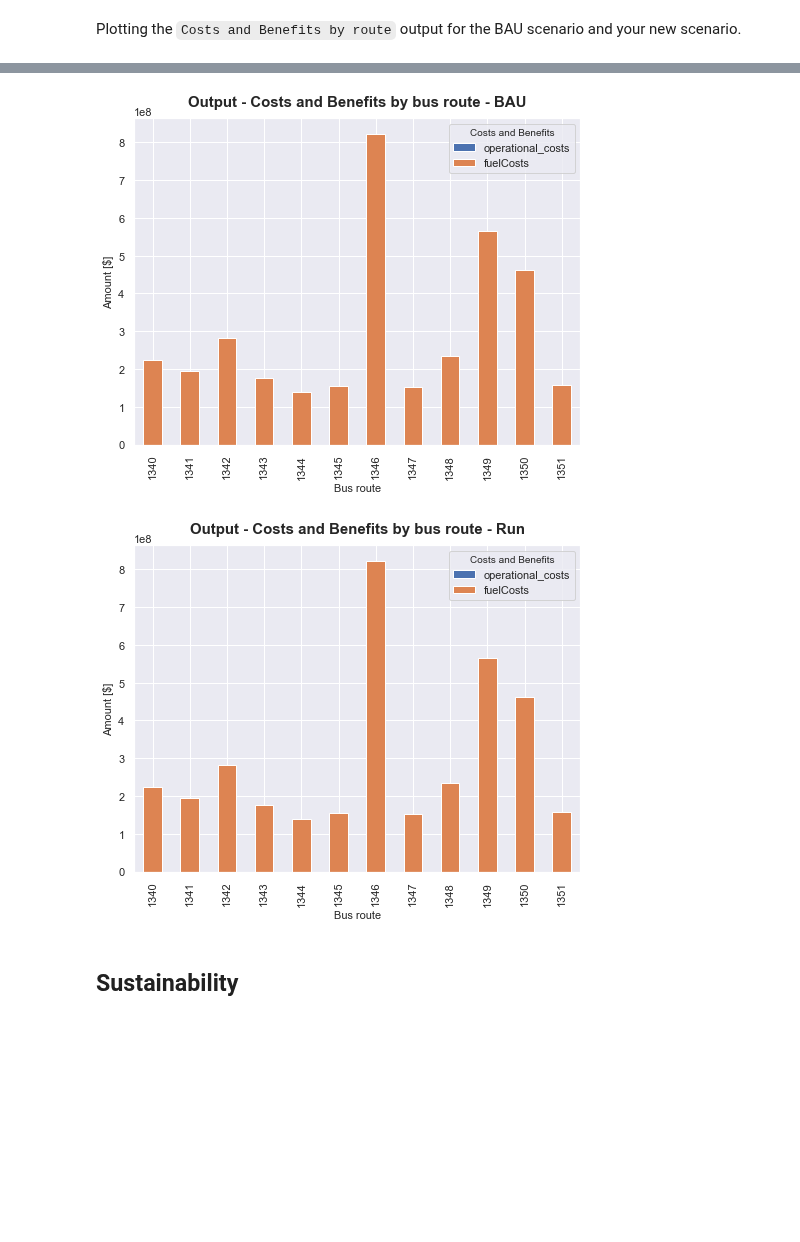
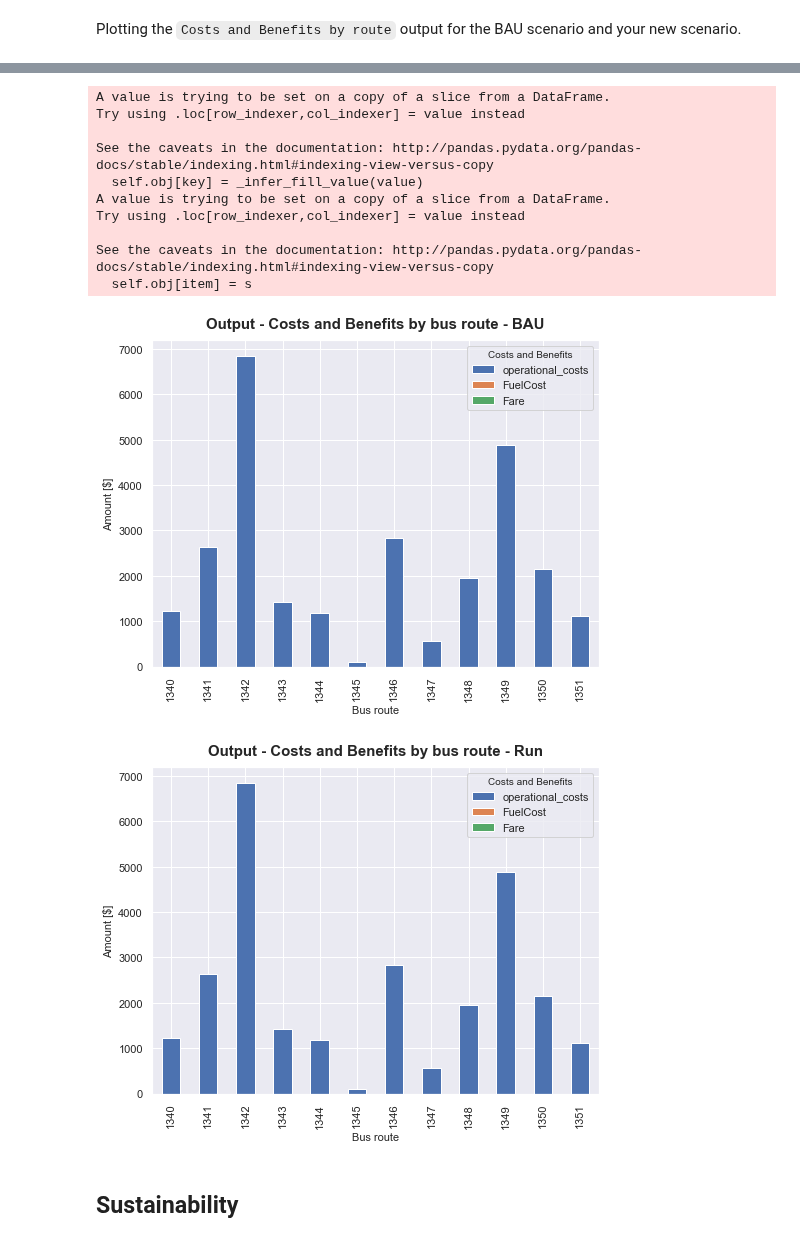
Before and after one commit to bistro-its-berkeley/BISTRO-Starter-Kit, a Jupyter notebook: examples/Visualization.ipynb, the cells around one changed output, grey strips where cells are left out. Saved outputs shown, nothing was run; the diff lists cells and outputs as text; code cells hidden in the pictures; blank space fills up the shorter version.

```diff
--- a/examples/Visualization.ipynb
+++ b/examples/Visualization.ipynb
@@ -101,6 +101,8 @@ routes_df_bau = pd.read_csv(Path.cwd().parent / "reference-data/sioux_faux/sioux
 trips_df_bau = pd.read_csv(path_output_folder_bau / "trips_dataframe.csv")
 person_df_bau = pd.read_csv(path_output_folder_bau / "persons_dataframe.csv")
 activities_df_bau = pd.read_csv(path_output_folder_bau / "activities_dataframe.csv")
+legs_df_bau = pd.read_csv(path_output_folder_bau / "legs_dataframe.csv")
+paths_traversals_df_bau = pd.read_csv(path_output_folder_bau / "path_traversals_dataframe.csv")
 # %% [markdown]
 Let's do the same thing fot the `.xml` files in the `path_output_folder` of the run you want to compare to the BAU. <br> Note: It takes about 10 minutes to parse if it was not already done.
 # %%
@@ -121,6 +123,8 @@ routes_df = pd.read_csv(Path.cwd().parent / "reference-data/sioux_faux/sioux_fau
 trips_df = pd.read_csv(path_output_folder / "trips_dataframe.csv")
 person_df = pd.read_csv(path_output_folder / "persons_dataframe.csv")
 activities_df = pd.read_csv(path_output_folder / "activities_dataframe.csv")
+legs_df = pd.read_csv(path_output_folder / "legs_dataframe.csv")
+paths_traversals_df = pd.read_csv(path_output_folder / "path_traversals_dataframe.csv")
 # %% [markdown]
 Defining some fixed variables for inputs
 # %%
@@ -413,9 +429,19 @@ routes_df.head()
 # %%
-_ = viz.plot_cost_benefits(paths_df_bau, legs_df_bau, operational_costs, trip_to_route, "BAU")
-_ = viz.plot_cost_benefits(paths_df, legs_df, operational_costs, trip_to_route, "Run")
+_ = viz.plot_cost_benefits(legs_df_bau, operational_costs, trip_to_route, "BAU")
+_ = viz.plot_cost_benefits(legs_df, operational_costs, trip_to_route, "Run")
 # %% [output]
+A value is trying to be set on a copy of a slice from a DataFrame.
+Try using .loc[row_indexer,col_indexer] = value instead
+
+See the caveats in the documentation: http://pandas.pydata.org/pandas-docs/stable/indexing.html#indexing-view-versus-copy
+  self.obj[key] = _infer_fill_value(value)
+A value is trying to be set on a copy of a slice from a DataFrame.
+Try using .loc[row_indexer,col_indexer] = value instead
+
+See the caveats in the documentation: http://pandas.pydata.org/pandas-docs/stable/indexing.html#indexing-view-versus-copy
+  self.obj[item] = s
-[figure, old version]
+[figure, new version]
-[figure, old version]
+[figure, new version]
 # %% [markdown]
 ## Sustainability
 # %% [markdown]
```
Also changed, not shown: parts of 7 cells of this notebook, 2 other files.
